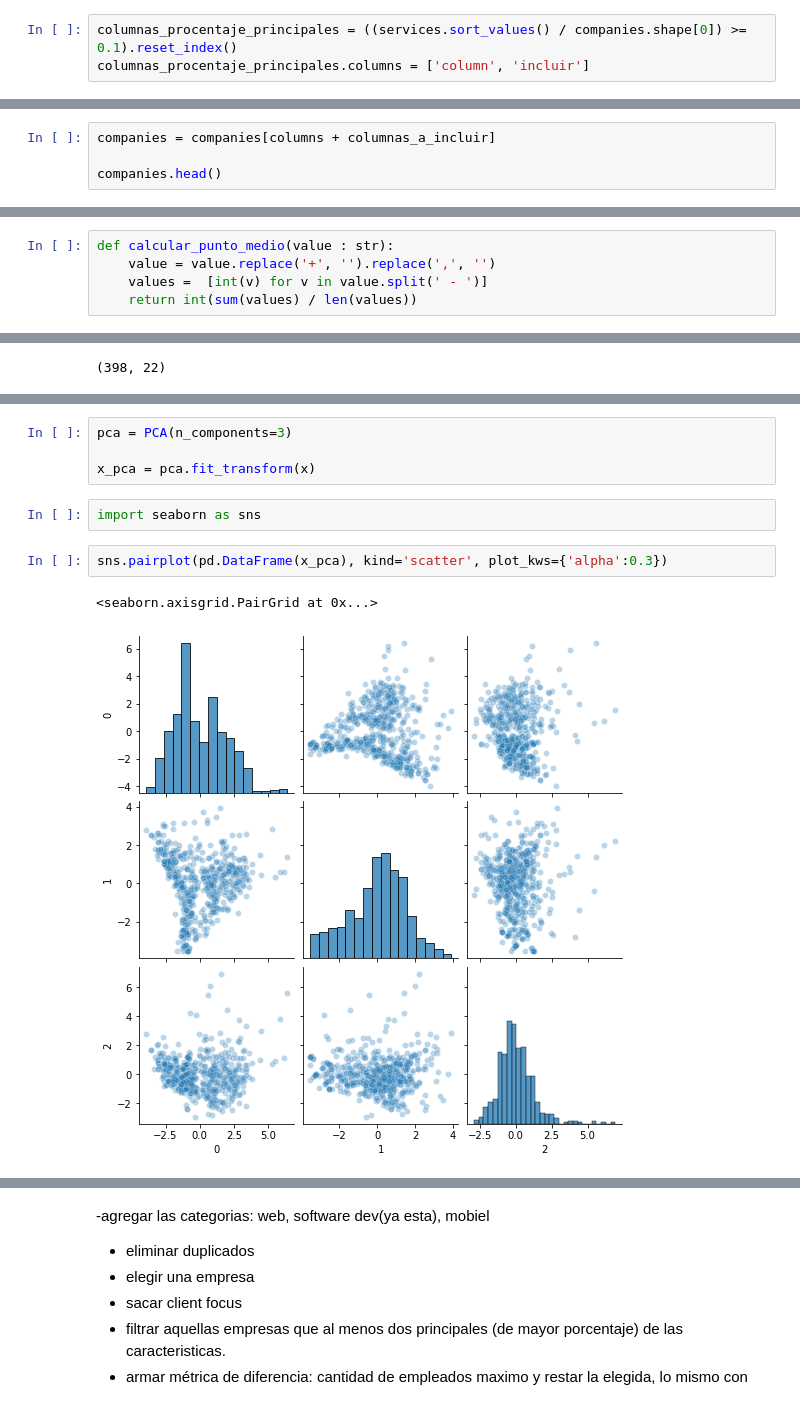
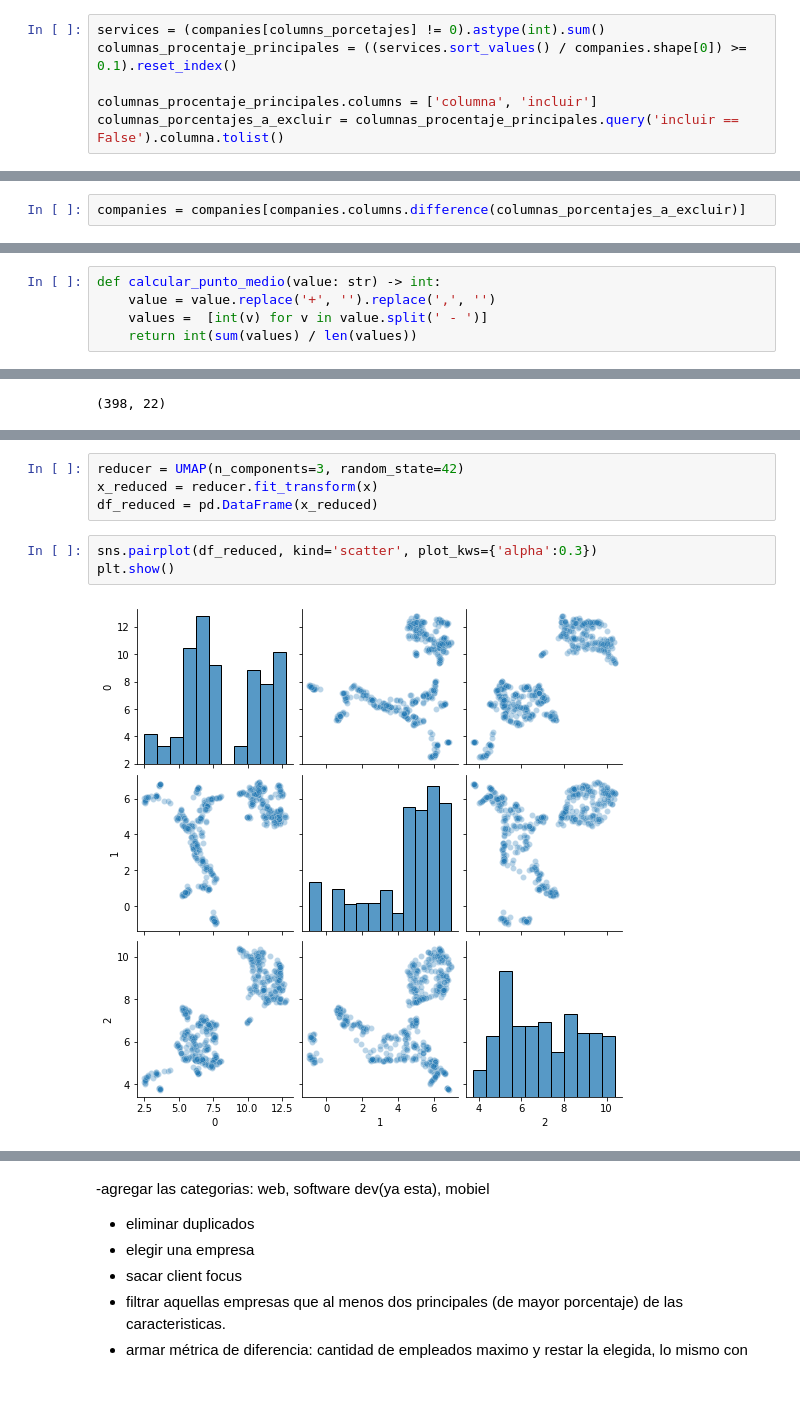
Before and after one commit to alexiswalker/grupo_3, a Jupyter notebook: webmining/tp_web_mining.ipynb, the cells around one changed output, grey strips where cells are left out. Cells and saved outputs as stored; diff of their text form.

```diff
--- a/webmining/tp_web_mining.ipynb
+++ b/webmining/tp_web_mining.ipynb
@@ -219,5 +235,8 @@ companies.shape
 # %% [output]
 (538, 76)
 # %%
+services = (companies[columns_porcetajes] != 0).astype(int).sum()
 columnas_procentaje_principales = ((services.sort_values() / companies.shape[0]) >= 0.1).reset_index()
-columnas_procentaje_principales.columns = ['column', 'incluir']
+
+columnas_procentaje_principales.columns = ['columna', 'incluir']
+columnas_porcentajes_a_excluir = columnas_procentaje_principales.query('incluir == False').columna.tolist()
@@ -226,4 +243,2 @@ columnas_a_incluir = columnas_procentaje_principales.query('incluir == True').co
 # %%
-companies = companies[columns + columnas_a_incluir]
-
-companies.head()
+companies = companies[companies.columns.difference(columnas_porcentajes_a_excluir)]
@@ -249,5 +271,5 @@ See the caveats in the documentation: https://pandas.pydata.org/pandas-docs/stab
 # %%
-def calcular_punto_medio(value : str):
+def calcular_punto_medio(value: str) -> int:
     value = value.replace('+', '').replace(',', '')
     values =  [int(v) for v in value.split(' - ')]
     return int(sum(values) / len(values))
@@ -380,11 +366,9 @@ array([[ 1.63191583,  0.74379108,  0.21199862, ...,  1.83632153,
-# %%
-pca = PCA(n_components=3)
-
-x_pca = pca.fit_transform(x)
-# %%
-import seaborn as sns
+# %%
+reducer = UMAP(n_components=3, random_state=42)
+x_reduced = reducer.fit_transform(x)
+df_reduced = pd.DataFrame(x_reduced)
 # %%
-sns.pairplot(pd.DataFrame(x_pca), kind='scatter', plot_kws={'alpha':0.3})
+sns.pairplot(df_reduced, kind='scatter', plot_kws={'alpha':0.3})
+plt.show()
 # %% [output]
-<seaborn.axisgrid.PairGrid at 0x...>
-[figure, old version]
+[figure, new version]
```
Also changed, not shown: parts of 74 cells of this notebook, 1 other file.
